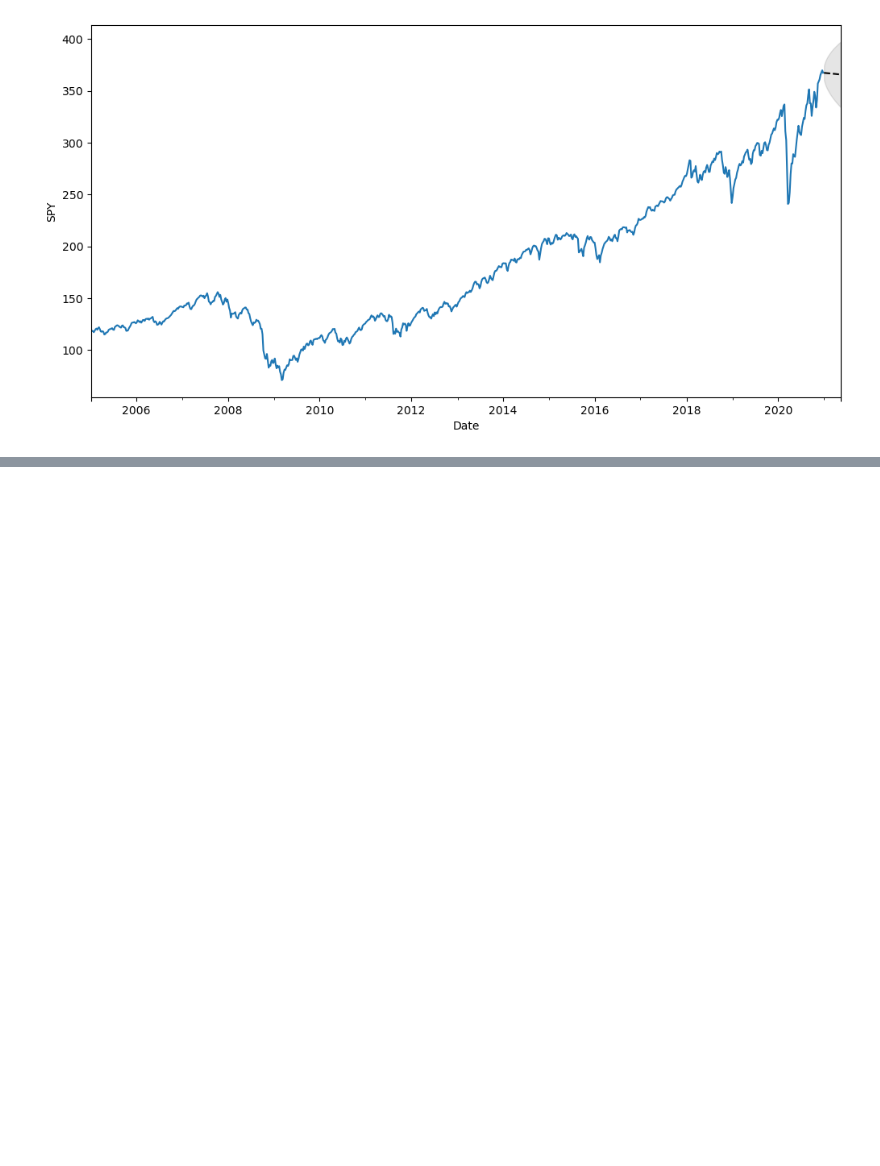
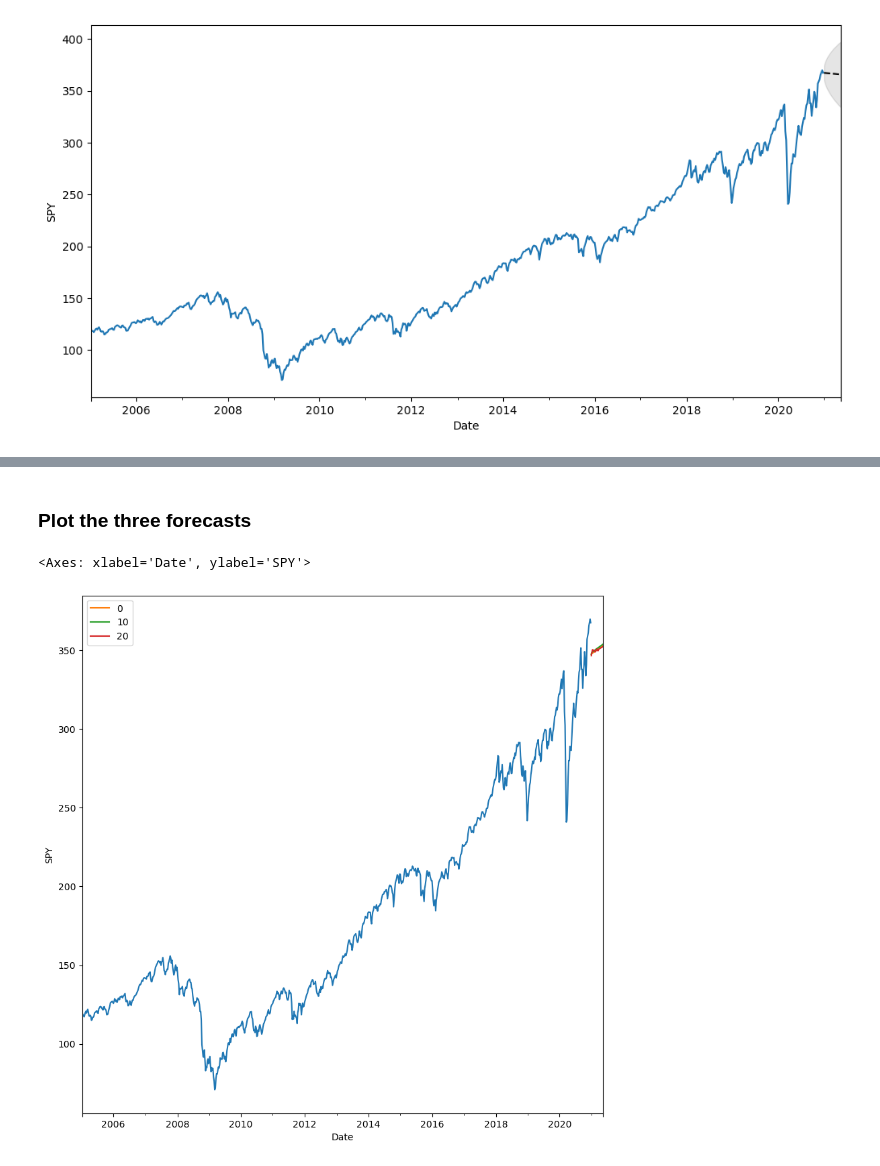
Before and after one commit to notfakearcher/yanjun, a Jupyter notebook: time-series/01_practice/practice3.ipynb, the cells around one changed output, grey strips where cells are left out. Drawn from its saved outputs; the diff is of its cells as text; code cells hidden in the pictures; blank space fills up the shorter version.

```diff
--- a/time-series/01_practice/practice3.ipynb
+++ b/time-series/01_practice/practice3.ipynb
@@ -218,8 +224,15 @@ for q in range(0, 30, 10):
     sm.tsa.arima.ARIMA,
     model_kwargs = dict(order = (0, 1, q), trend = 't')
   )
-  res = mod.fit()
+  # res = mod.fit()
+  res = mod.fit().model_result
   print(f"aic ({q}): {jra_get_value(res.summary(), 'AIC')}")
-  forecasts.append(res.get_forecast(steps = steps).summary_frame()['mean'])
+  forecasts.append(
+    res.get_forecast(steps = steps).summary_frame()['mean']
+    )
+  qs.append(q)
+forecast_df1 = pd.concat(forecasts, axis = 1)
+forecast_df1.columns = qs
+# the lower AIC is, the better the model is, so we choose the q = 10
 # %% [output]
 aic (0): 3989.010
@@ -274,0 +261,10 @@ AIC
+# %% [markdown]
+### Plot the three forecasts
+# %%
+fig, axes = plt.subplots(figsize = (10, 10))
+df1.plot(ax= axes)
+plt.ylabel('SPY')
+forecast_df1.plot(ax= axes)
+# %% [output]
+<Axes: xlabel='Date', ylabel='SPY'>
+[figure, added]
```
Also changed, not shown: parts of 14 cells of this notebook.
